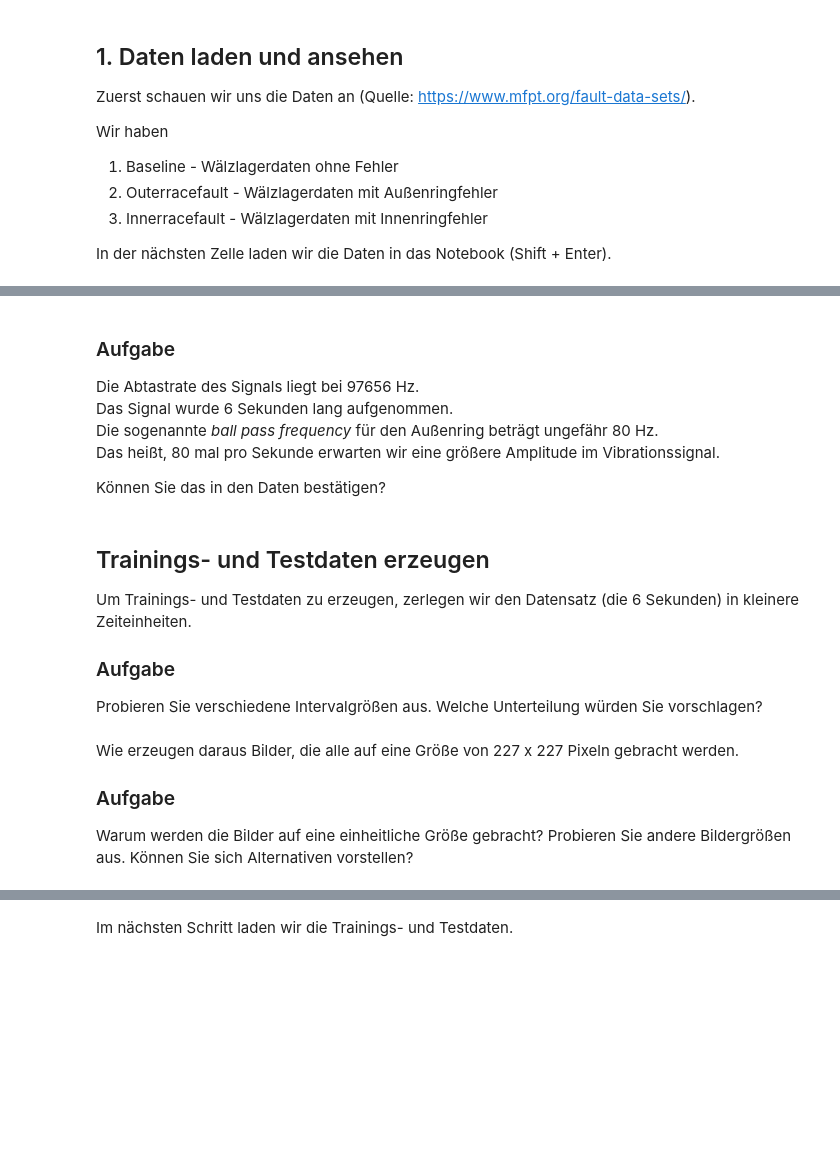
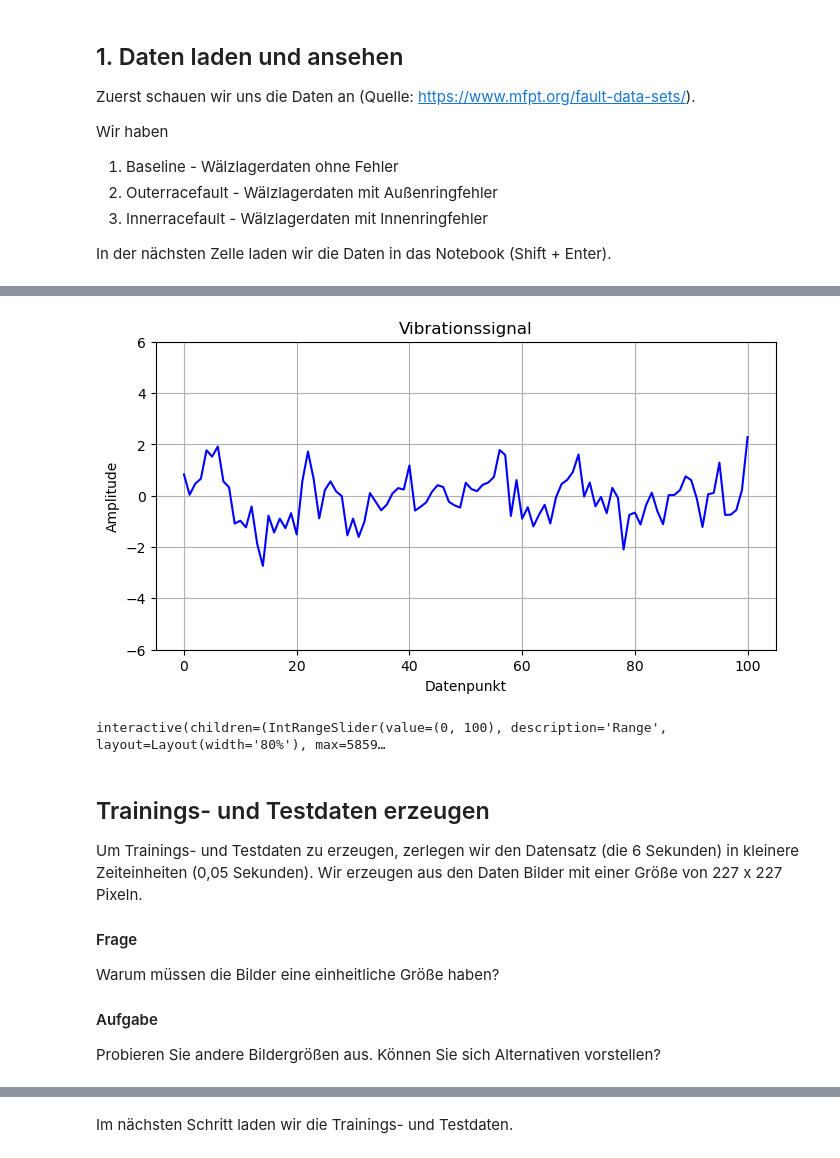
Before and after one commit to AI-Green-Engineering/ringvorlesung-waelzlager, a Jupyter notebook: src/notebook.ipynb, the cells around one changed output, grey strips where cells are left out. Drawn from its saved outputs; the diff is of its cells as text; code cells hidden in the pictures; blank space fills up the shorter version.

```diff
--- a/src/notebook.ipynb
+++ b/src/notebook.ipynb
@@ -105,51 +126,46 @@ Können Sie anhand der Daten erkennen, dass ein Außenring- oder Innenringfehler
 # %%
 # Function to update the plot based on the range slider values
-usedDataSet = outerracefault1   # change this to use another dataset.
-min = 1000                   # you can change this value (start of the visualization)
-max = 11700                 # you can change this value (end of the visualization)
+usedDataSet = baseline1   # change this to use another dataset.
+min = 0                   # you can change this value (start of the visualization)
+max = 100              # you can change this value (end of the visualization)
 
 def update_plot(x_range):
     x_min, x_max = x_range
     min = x_min
     max = x_max
 
     # Plot the data within the selected range
     plt.figure(figsize=(8, 4))
     plt.plot(usedDataSet.Signal.loc[x_min:x_max], color='blue')
-    #plt.xlim(0, 10)
     plt.ylim(-6, 6)
     plt.xlabel('Datenpunkt')
     plt.ylabel('Amplitude')
     plt.title('Vibrationssignal')
     plt.grid(True)
     plt.show()
 
 # Create a range slider widget for selecting the x range
 range_slider = widgets.IntRangeSlider(
     value=[min, max],
     min=0,
     max=585936,
     step=100,
     description='Range',
     continuous_update=True,
     layout=widgets.Layout(width='80%')
 )
 
 # Display the range slider and use it to update the plot interactively
 widgets.interactive(update_plot, x_range=range_slider)
+# %% [output]
+[figure, added]
+interactive(children=(IntRangeSlider(value=(0, 100), description='Range', layout=Layout(width='80%'), max=5859…
-# %% [markdown]
-### Aufgabe
-Die Abtastrate des Signals liegt bei 97656 Hz. <br>
-Das Signal wurde 6 Sekunden lang aufgenommen. <br>
-Die sogenannte _ball pass frequency_ für den Außenring beträgt ungefähr 80 Hz. <br>
-Das heißt, 80 mal pro Sekunde erwarten wir eine größere Amplitude im Vibrationssignal. <br>
-
-
-Können Sie das in den Daten bestätigen?
 # %% [markdown]
 ## Trainings- und Testdaten erzeugen
-Um Trainings- und Testdaten zu erzeugen, zerlegen wir den Datensatz (die 6 Sekunden) in kleinere Zeiteinheiten.
+Um Trainings- und Testdaten zu erzeugen, zerlegen wir den Datensatz (die 6 Sekunden) in kleinere Zeiteinheiten (0,05 Sekunden). Wir erzeugen aus den Daten Bilder mit einer Größe von 227 x 227 Pixeln.
 
-### Aufgabe
-Probieren Sie verschiedene Intervalgrößen aus.
-Welche Unterteilung würden Sie vorschlagen?
+#### Frage
+Warum müssen die Bilder eine einheitliche Größe haben?
+
+#### Aufgabe
+Probieren Sie andere Bildergrößen aus. Können Sie sich Alternativen vorstellen?
@@ -195,7 +172 @@ fig.show()
-# %% [markdown]
-Wie erzeugen daraus Bilder, die alle auf eine Größe von 227 x 227 Pixeln gebracht werden.
-
-### Aufgabe
-Warum werden die Bilder auf eine einheitliche Größe gebracht?
-Probieren Sie andere Bildergrößen aus. Können Sie sich Alternativen vorstellen?
 # %%
```
Also changed, not shown: parts of 17 cells of this notebook.
